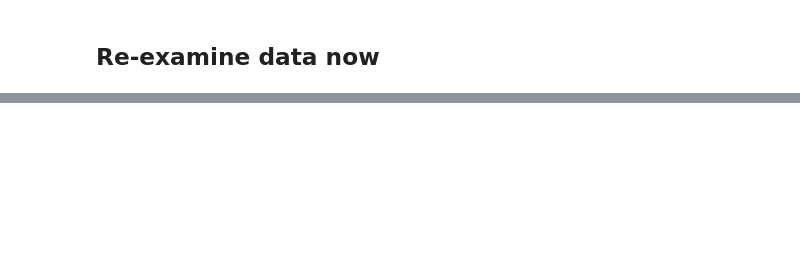
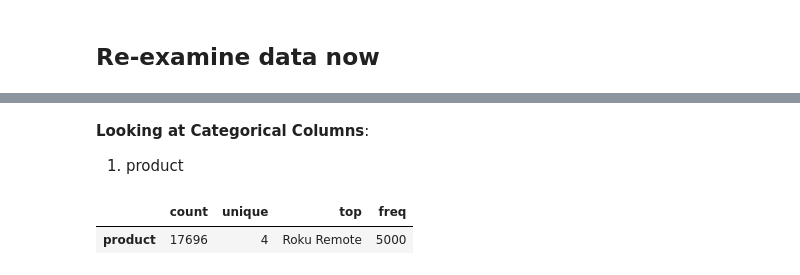
Before and after one commit to jimmy-nguyen-data-science/Capstone-Project-Amazon-Product-Reviews, a Jupyter notebook: Code_Library/03 - Data Exploration.ipynb, the cells around one changed output, grey strips where cells are left out. Cells and saved outputs as stored; diff of their text form; code cells hidden in the pictures; blank space fills up the shorter version.

```diff
--- a/Code_Library/03 - Data Exploration.ipynb
+++ b/Code_Library/03 - Data Exploration.ipynb
@@ -220,0 +283,10 @@ df.sample(10)
+# %% [markdown]
+**Looking at Categorical Columns**:
+
+1. product
+# %%
+# summary statistic of products
+df[['product']].describe().T
+# %% [output]
+|  | count | unique | top | freq |
+| product | 17696 | 4 | Roku Remote | 5000 |
```
Also changed, not shown: parts of 37 cells of this notebook.
